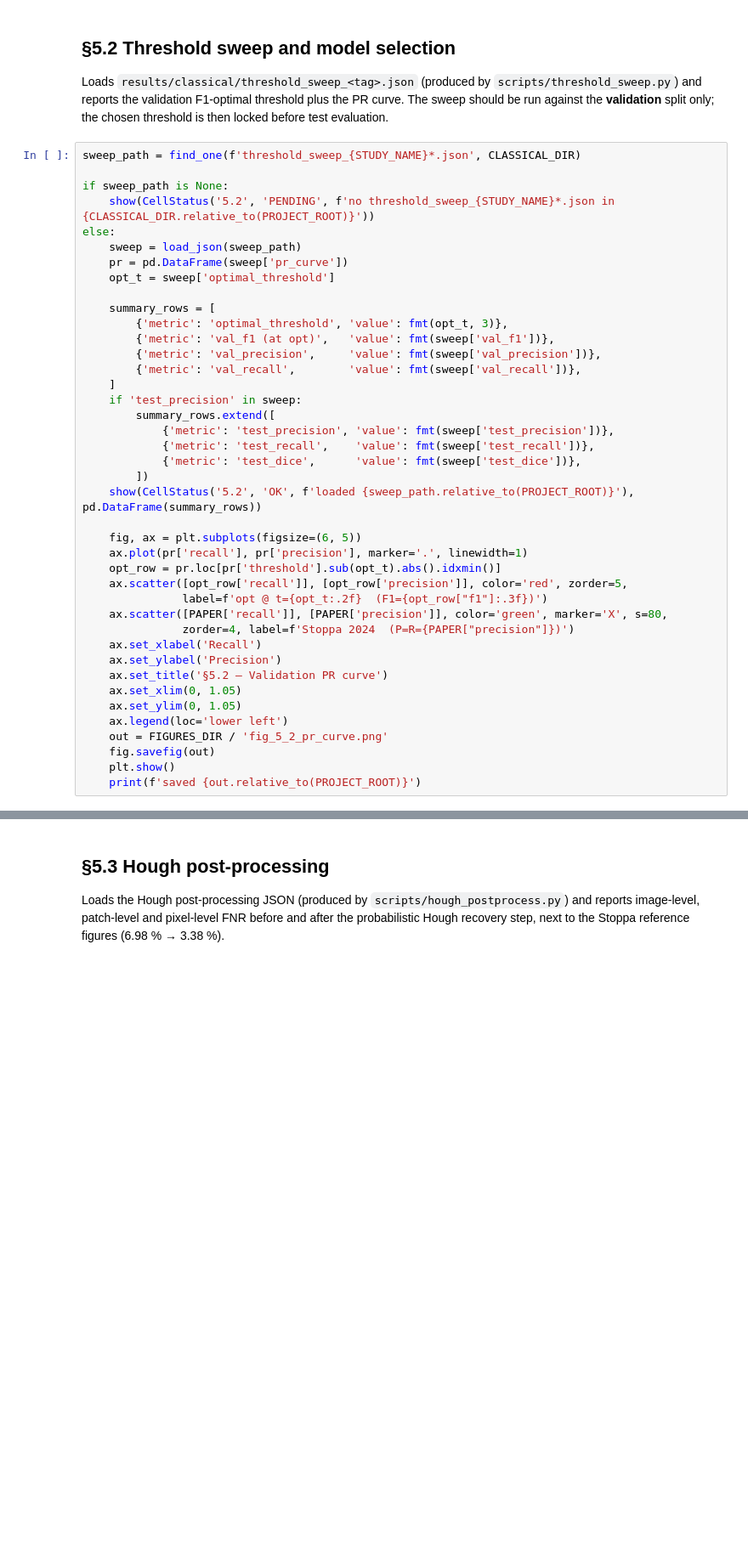
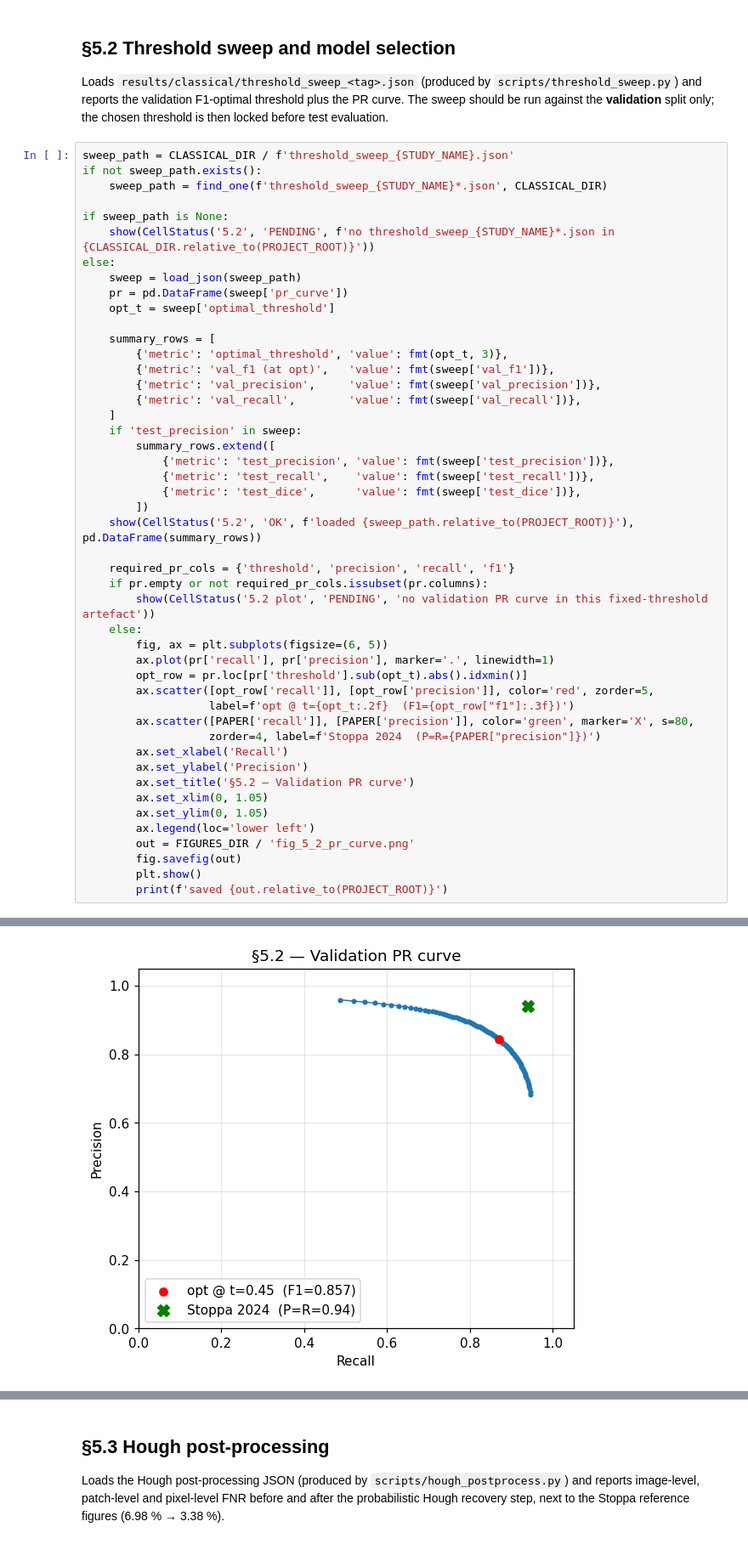
Before and after one commit to barongracias/satellite_trail_detection, a Jupyter notebook: notebooks/02_results_synthesis.ipynb, the cells around one changed output, grey strips where cells are left out. Shown at 85% size. Drawn from its saved outputs; the diff is of its cells as text; blank space fills up the shorter version.

```diff
--- a/notebooks/02_results_synthesis.ipynb
+++ b/notebooks/02_results_synthesis.ipynb
@@ -157,7 +162,9 @@ else:
 
 Loads `results/classical/threshold_sweep_<tag>.json` (produced by `scripts/threshold_sweep.py`) and reports the validation F1-optimal threshold plus the PR curve. The sweep should be run against the **validation** split only; the chosen threshold is then locked before test evaluation.
 # %%
-sweep_path = find_one(f'threshold_sweep_{STUDY_NAME}*.json', CLASSICAL_DIR)
+sweep_path = CLASSICAL_DIR / f'threshold_sweep_{STUDY_NAME}.json'
+if not sweep_path.exists():
+    sweep_path = find_one(f'threshold_sweep_{STUDY_NAME}*.json', CLASSICAL_DIR)
 
 if sweep_path is None:
     show(CellStatus('5.2', 'PENDING', f'no threshold_sweep_{STUDY_NAME}*.json in {CLASSICAL_DIR.relative_to(PROJECT_ROOT)}'))
@@ -180,20 +187,25 @@ else:
         ])
     show(CellStatus('5.2', 'OK', f'loaded {sweep_path.relative_to(PROJECT_ROOT)}'), pd.DataFrame(summary_rows))
 
-    fig, ax = plt.subplots(figsize=(6, 5))
-    ax.plot(pr['recall'], pr['precision'], marker='.', linewidth=1)
-    opt_row = pr.loc[pr['threshold'].sub(opt_t).abs().idxmin()]
-    ax.scatter([opt_row['recall']], [opt_row['precision']], color='red', zorder=5,
-               label=f'opt @ t={opt_t:.2f}  (F1={opt_row["f1"]:.3f})')
-    ax.scatter([PAPER['recall']], [PAPER['precision']], color='green', marker='X', s=80,
-               zorder=4, label=f'Stoppa 2024  (P=R={PAPER["precision"]})')
-    ax.set_xlabel('Recall')
-    ax.set_ylabel('Precision')
-    ax.set_title('§5.2 — Validation PR curve')
-    ax.set_xlim(0, 1.05)
-    ax.set_ylim(0, 1.05)
-    ax.legend(loc='lower left')
-    out = FIGURES_DIR / 'fig_5_2_pr_curve.png'
-    fig.savefig(out)
-    plt.show()
-    print(f'saved {out.relative_to(PROJECT_ROOT)}')
+    required_pr_cols = {'threshold', 'precision', 'recall', 'f1'}
+    if pr.empty or not required_pr_cols.issubset(pr.columns):
+        show(CellStatus('5.2 plot', 'PENDING', 'no validation PR curve in this fixed-threshold artefact'))
+    else:
+        fig, ax = plt.subplots(figsize=(6, 5))
+        ax.plot(pr['recall'], pr['precision'], marker='.', linewidth=1)
+        opt_row = pr.loc[pr['threshold'].sub(opt_t).abs().idxmin()]
+        ax.scatter([opt_row['recall']], [opt_row['precision']], color='red', zorder=5,
+                   label=f'opt @ t={opt_t:.2f}  (F1={opt_row["f1"]:.3f})')
+        ax.scatter([PAPER['recall']], [PAPER['precision']], color='green', marker='X', s=80,
+                   zorder=4, label=f'Stoppa 2024  (P=R={PAPER["precision"]})')
+        ax.set_xlabel('Recall')
+        ax.set_ylabel('Precision')
+        ax.set_title('§5.2 — Validation PR curve')
+        ax.set_xlim(0, 1.05)
+        ax.set_ylim(0, 1.05)
+        ax.legend(loc='lower left')
+        out = FIGURES_DIR / 'fig_5_2_pr_curve.png'
+        fig.savefig(out)
+        plt.show()
+        print(f'saved {out.relative_to(PROJECT_ROOT)}')
+# %% [output]
@@ -199,0 +221 @@ else:
+[figure, added]
```
Also changed, not shown: parts of 13 cells of this notebook, 10 other files.
